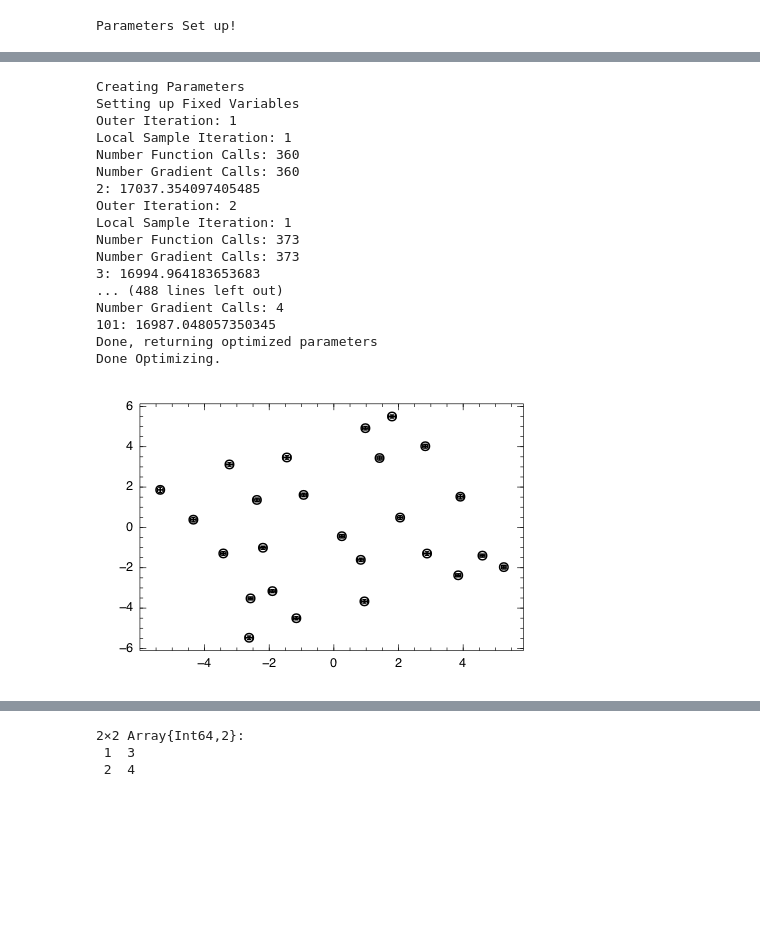
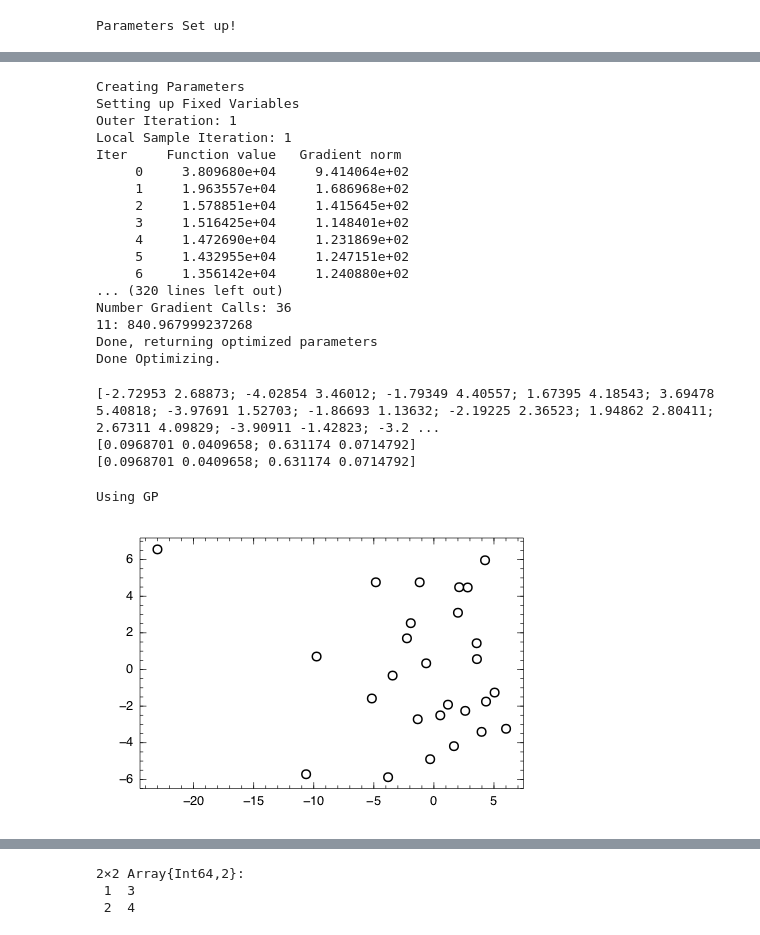
Before and after one commit to haroldsoh/vbmds, a Jupyter notebook: Lattice with Uncertainty.ipynb, the cells around one changed output, grey strips where cells are left out. Cells and saved outputs as stored; diff of their text form; code cells hidden in the pictures; blank space fills up the shorter version.

```diff
--- a/Lattice with Uncertainty.ipynb
+++ b/Lattice with Uncertainty.ipynb
@@ -104,0 +90,3 @@ Xtest = hcat(Xtest, 10*rand(size(X,1), Nirr))
+# %%
+Nirr = 0
+Xtest = getFeatures(X, Nirr=Nirr)
@@ -197,22 +212,25 @@ nnhypub[end] = 100
 # %%
+Xfeat_local = Xfeat[1:end-2,:]
+#Xfeat_local = []
+nXfeat = size(Xfeat_local,1)
+
 nZ = nX
-Xfeat_local = []
 params = vbmds.VBMDSMix(D, Xfeat_local, nZ, params;
-opt_method=GradientDescent(),
-sample_size = 0, #run on all
-num_iterations= 100,
-opt_iterations = 100,
-opt_hyp_iterations = 100,
-opt_vn_iterations = 100,
+opt_method=LBFGS(),
+sample_size = -1, #run on all
+num_iterations= 10,
+opt_iterations = 10,
+opt_hyp_iterations = 10,
+opt_vn_iterations = 10,
 local_iterations= 1,
 report_interval=100,
-fixed_noise = true,
+fixed_noise = false,
 fixed_hyp = false,
-show_trace = false,
+show_trace = true,
 vlb = 1.0e-2,
 vub = 1.0,
 s2lb = 1.0e-4,
-s2ub = 100.0,
+s2ub = 10.0,
 vnlb = 1.0e-5,
 vnub = 2*vn_true,
 hyplb = nnhyplb,#sqrt(0.01),
@@ -226,44 +244,57 @@ Creating Parameters
 Setting up Fixed Variables
 Outer Iteration: 1
 Local Sample Iteration: 1
-Number Function Calls: 360
-Number Gradient Calls: 360
-2: 17037.354097405485
-Outer Iteration: 2
-Local Sample Iteration: 1
-Number Function Calls: 373
-Number Gradient Calls: 373
-3: 16994.964183653683
-... (488 lines left out)
-Number Gradient Calls: 4
-101: 16987.048057350345
+Iter     Function value   Gradient norm
+     0     3.809680e+04     9.414064e+02
+     1     1.963557e+04     1.686968e+02
+     2     1.578851e+04     1.415645e+02
+     3     1.516425e+04     1.148401e+02
+     4     1.472690e+04     1.231869e+02
+     5     1.432955e+04     1.247151e+02
+     6     1.356142e+04     1.240880e+02
+... (320 lines left out)
+Number Gradient Calls: 36
+11: 840.967999237268
 Done, returning optimized parameters
 Done Optimizing.
+# %%
+params.vn
+println(params.m)
+println(params.s2)
+println(params.s2)
+# %% [output]
+[-2.72953 2.68873; -4.02854 3.46012; -1.79349 4.40557; 1.67395 4.18543; 3.69478 5.40818; -3.97691 1.52703; -1.86693 1.13632; -2.19225 2.36523; 1.94862 2.80411; 2.67311 4.09829; -3.90911 -1.42823; -3.2 ...
+[0.0968701 0.0409658; 0.631174 0.0714792]
+[0.0968701 0.0409658; 0.631174 0.0714792]
 # %%
 # Prediction
 p = 0
 
 #plotting via Winston
 hold(false)
 if Xfeat_local != []
     (mZ_pred, vZ_pred) = vbmds.VBMDSMix(0, Xfeat, nZ, params)
+    vZ_pred = abs(vZ_pred)
     println("Using GP")
     errbarsx = SymmetricErrorBarsX(mZ_pred[:,1], mZ_pred[:,2], 2*sqrt(vZ_pred[:,1]))
     errbarsy = SymmetricErrorBarsY(mZ_pred[:,1], mZ_pred[:,2], 2*sqrt(vZ_pred[:,2]))
 
     p = scatter(mZ_pred[:,1], mZ_pred[:,2])
     hold(true)
-    add(p, errbarsx)
-    add(p, errbarsy)
+    #add(p, errbarsx)
+    #add(p, errbarsy)
 end
 
-p = scatter(params.mu[:,1], params.mu[:,2])
+if nZ > nXfeat
+    p = scatter(params.mu[:,1], params.mu[:,2])
 
-hold(true)
-errbarsx_z = SymmetricErrorBarsX(params.mu[:,1], params.mu[:,2], sqrt(params.s2[:,1]))
-errbarsy_z = SymmetricErrorBarsY(params.mu[:,1], params.mu[:,2], sqrt(params.s2[:,2]))
-add(p, errbarsx_z)
-add(p, errbarsy_z)
+    hold(true)
+    errbarsx_z = SymmetricErrorBarsX(params.mu[:,1], params.mu[:,2], sqrt(params.s2[:,1]))
+    errbarsy_z = SymmetricErrorBarsY(params.mu[:,1], params.mu[:,2], sqrt(params.s2[:,2]))
+    #add(p, errbarsx_z)
+    #add(p, errbarsy_z)
+end
 p
 # %% [output]
+Using GP
-[figure, old version]
+[figure, new version]
```
Also changed, not shown: parts of 16 cells of this notebook, 4 other files.
